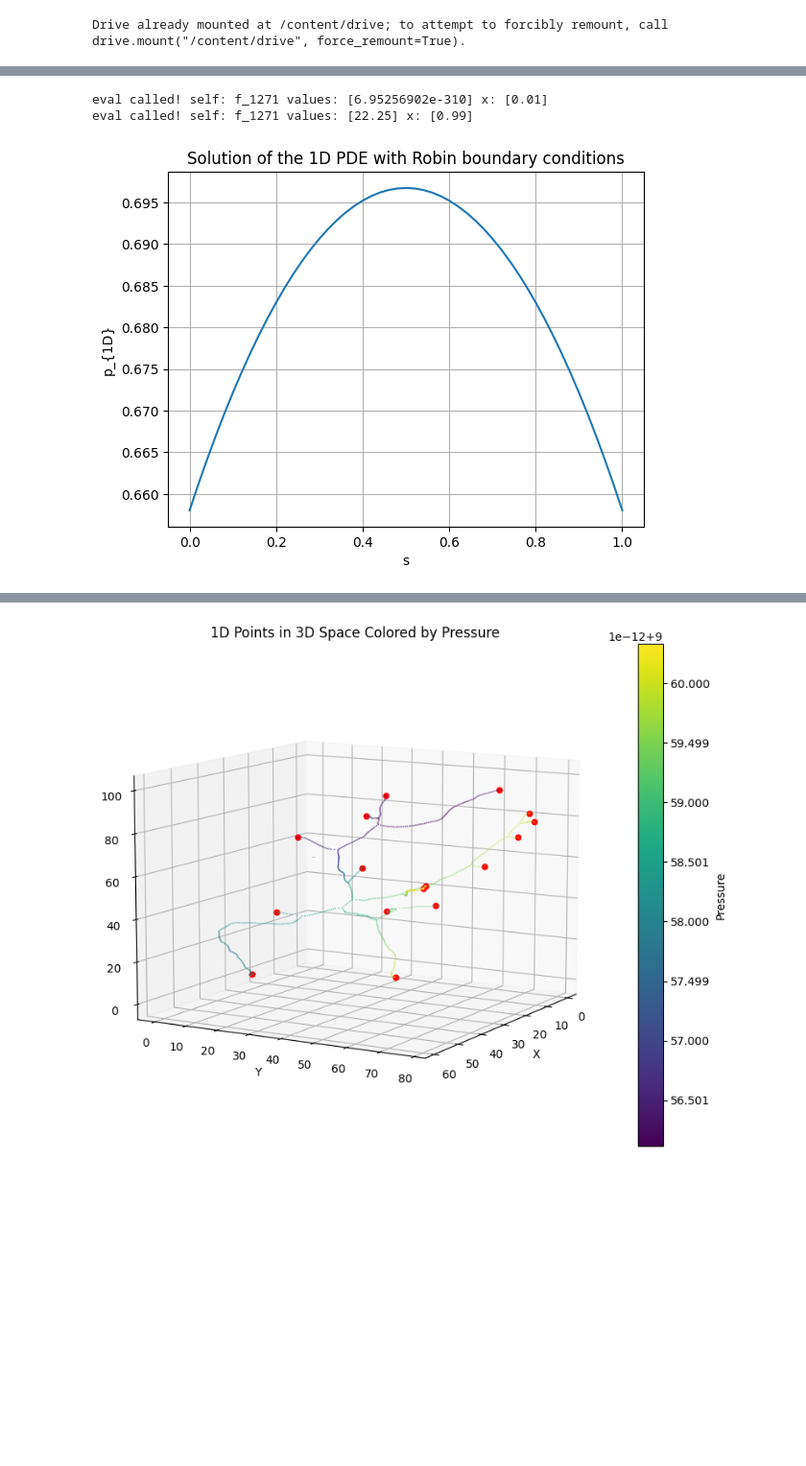
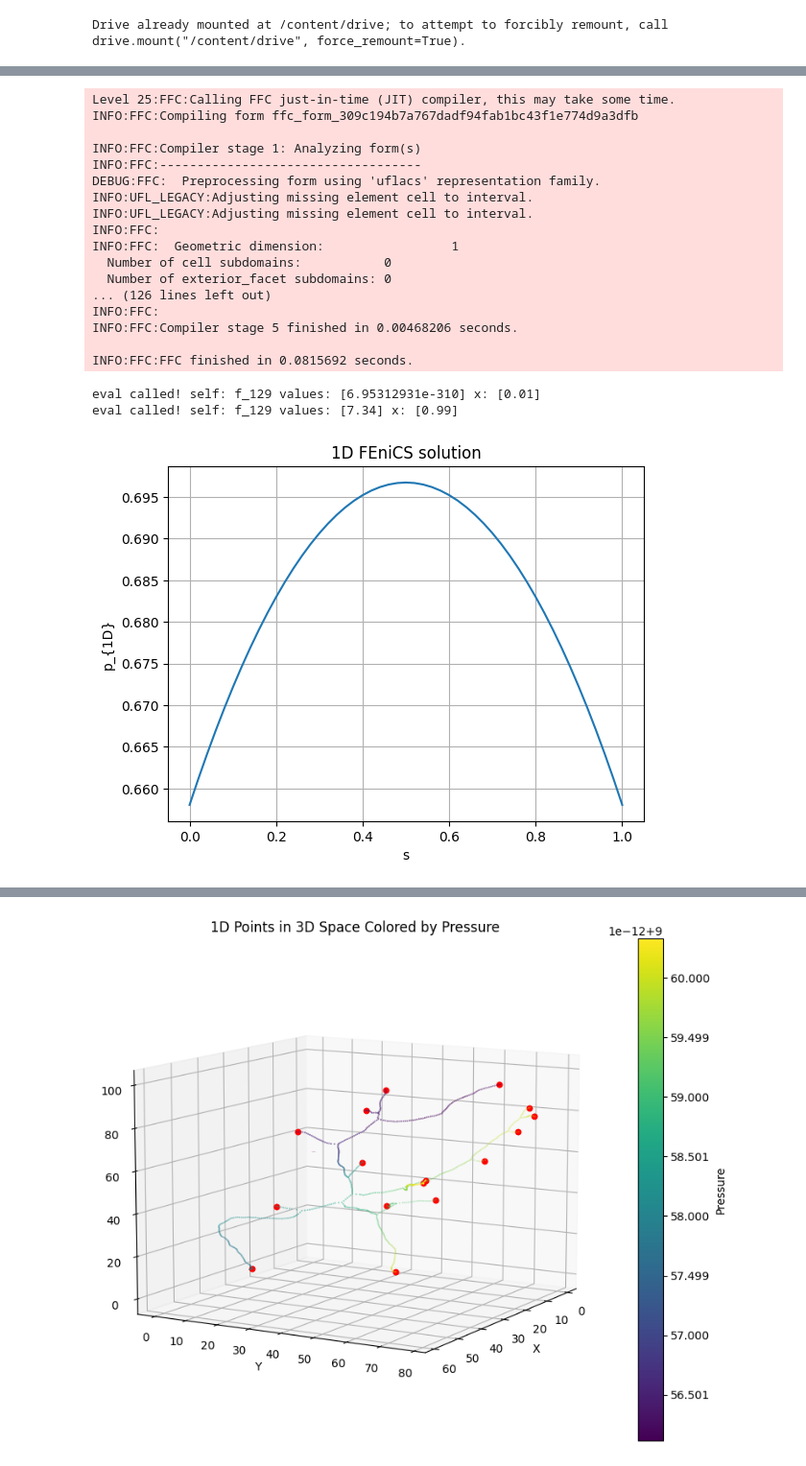
Before and after one commit to isosafrasaurus/3D-1D, a Jupyter notebook: 3D1D.ipynb, the cells around one changed output, grey strips where cells are left out. Shown: that part at 96% size. Saved outputs shown, nothing was run; the diff lists cells and outputs as text; code cells hidden in the pictures; blank space fills up the shorter version.

```diff
--- a/3D1D.ipynb
+++ b/3D1D.ipynb
@@ -171,8 +253,8 @@ plt.show()
 # %%
+# @title Solve 1D PDE by FEniCS with modularization
 from fenics import *
 import matplotlib.pyplot as plt
 
-# Define parameters
 L = 1.0         # Domain length
 beta = 1.0      # Coefficient
 p_bar_3D = 1.0  # Mean 3D pressure
@@ -180,52 +262,64 @@ p_inf = 0.5     # Far-field pressure
 gamma = 1.0     # Boundary condition coefficient
 f_1D = Constant(0.0)  # Source term
 
-# Create mesh and define function space
+# mesh and function space
 mesh = IntervalMesh(50, 0, L)
 V = FunctionSpace(mesh, 'P', 1)
 
-# Define custom Robin boundary condition
+# Robin boundary condition modularized
 class RobinBC(UserExpression):
     def __init__(self, gamma, p_infty, **kwargs):
         super().__init__(**kwargs)
         self.gamma = gamma
         self.p_infty = p_infty
-        self.boundary_markers = boundary_markers
 
     def eval(self, values, x):
         print(f"eval called! self: {self} values: {values} x: {x}")
         values[0] = self.gamma * self.p_infty
 
     def value_shape(self):
         return ()
 
-# Instantiate RobinBC
 robin_bc = RobinBC(gamma, p_inf, degree=0)
 
-# Define variational problem
+# variational problem
 p = TrialFunction(V)
 v = TestFunction(V)
 a = dot(grad(p), grad(v))*dx + beta*p*v*dx
 L = beta*p_bar_3D*v*dx + f_1D*v*dx
 
-# Apply Robin boundary conditions
-n = FacetNormal(mesh)
+# Robin boundary conditions
 a += gamma*p*v*ds
 L += robin_bc*v*ds
 
-# Solve the problem
 p_1D = Function(V)
 solve(a == L, p_1D)
 
-# Plot the solution
 plot(p_1D)
 plt.xlabel('s')
 plt.ylabel('p_{1D}')
-plt.title('Solution of the 1D PDE with Robin boundary conditions')
+plt.title('1D FEniCS solution')
 plt.grid(True)
 plt.show()
 # %% [output]
-eval called! self: f_1271 values: [6.95256902e-310] x: [0.01]
-eval called! self: f_1271 values: [22.25] x: [0.99]
+Level 25:FFC:Calling FFC just-in-time (JIT) compiler, this may take some time.
+INFO:FFC:Compiling form ffc_form_309c194b7a767dadf94fab1bc43f1e774d9a3dfb
+
+INFO:FFC:Compiler stage 1: Analyzing form(s)
+INFO:FFC:-----------------------------------
+DEBUG:FFC:  Preprocessing form using 'uflacs' representation family.
+INFO:UFL_LEGACY:Adjusting missing element cell to interval.
+INFO:UFL_LEGACY:Adjusting missing element cell to interval.
+INFO:FFC:
+INFO:FFC:  Geometric dimension:                 1
+  Number of cell subdomains:           0
+  Number of exterior_facet subdomains: 0
+... (126 lines left out)
+INFO:FFC:
+INFO:FFC:Compiler stage 5 finished in 0.00468206 seconds.
+
+INFO:FFC:FFC finished in 0.0815692 seconds.
+eval called! self: f_129 values: [6.95312931e-310] x: [0.01]
+eval called! self: f_129 values: [7.34] x: [0.99]
-[figure, old version]
+[figure, new version]
 # %%
```
Also changed, not shown: parts of 16 cells of this notebook.
